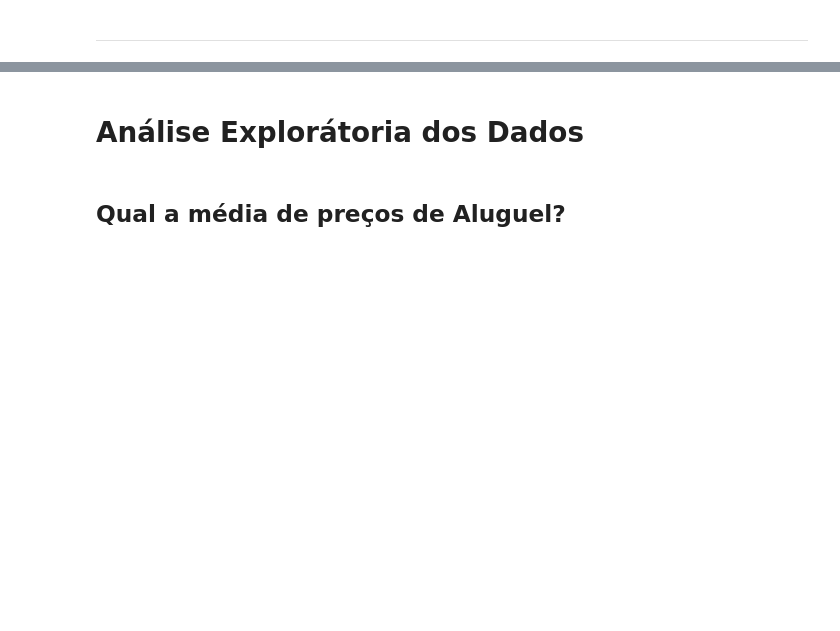
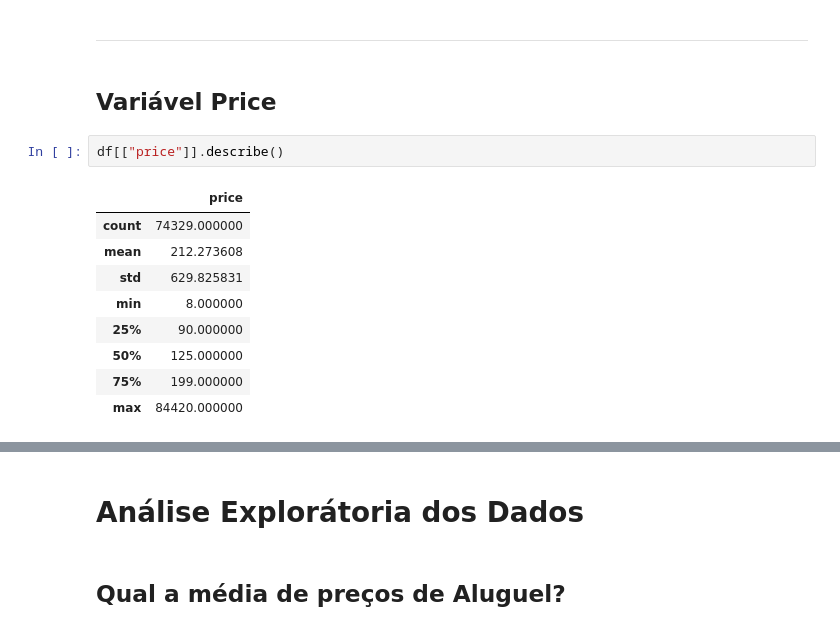
Before and after one commit to SarahFeanor/Airbnb_Paris_EDA_Project_ADATech, a Jupyter notebook: Projeto_Grupo2_Turma_1102.ipynb, the cells around one changed output, grey strips where cells are left out. Cells and saved outputs as stored; diff of their text form; blank space fills up the shorter version.

```diff
--- a/Projeto_Grupo2_Turma_1102.ipynb
+++ b/Projeto_Grupo2_Turma_1102.ipynb
@@ -436,3 +436,17 @@ df[['price', 'minimum_nights', 'number_of_reviews', 'reviews_per_month',
 | max | 84420.000000 | 1000.000000 | 2636.000000 | 45.850000 | 628.000000 | 365.000000 |
 # %% [markdown]
 ---
+# %% [markdown]
+## **Variável Price**
+# %%
+df[["price"]].describe()
+# %% [output]
+|  | price |
+| count | 74329.000000 |
+| mean | 212.273608 |
+| std | 629.825831 |
+| min | 8.000000 |
+| 25% | 90.000000 |
+| 50% | 125.000000 |
+| 75% | 199.000000 |
+| max | 84420.000000 |
```
Also changed, not shown: parts of 1 cell of this notebook.
